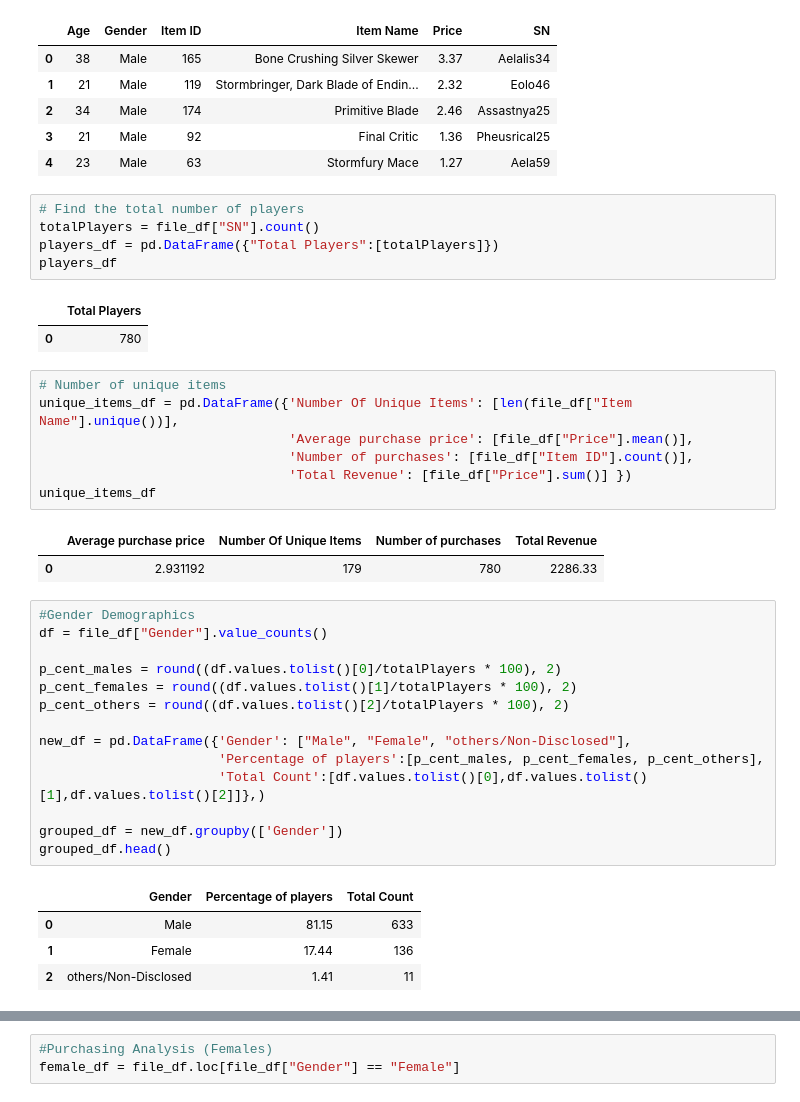
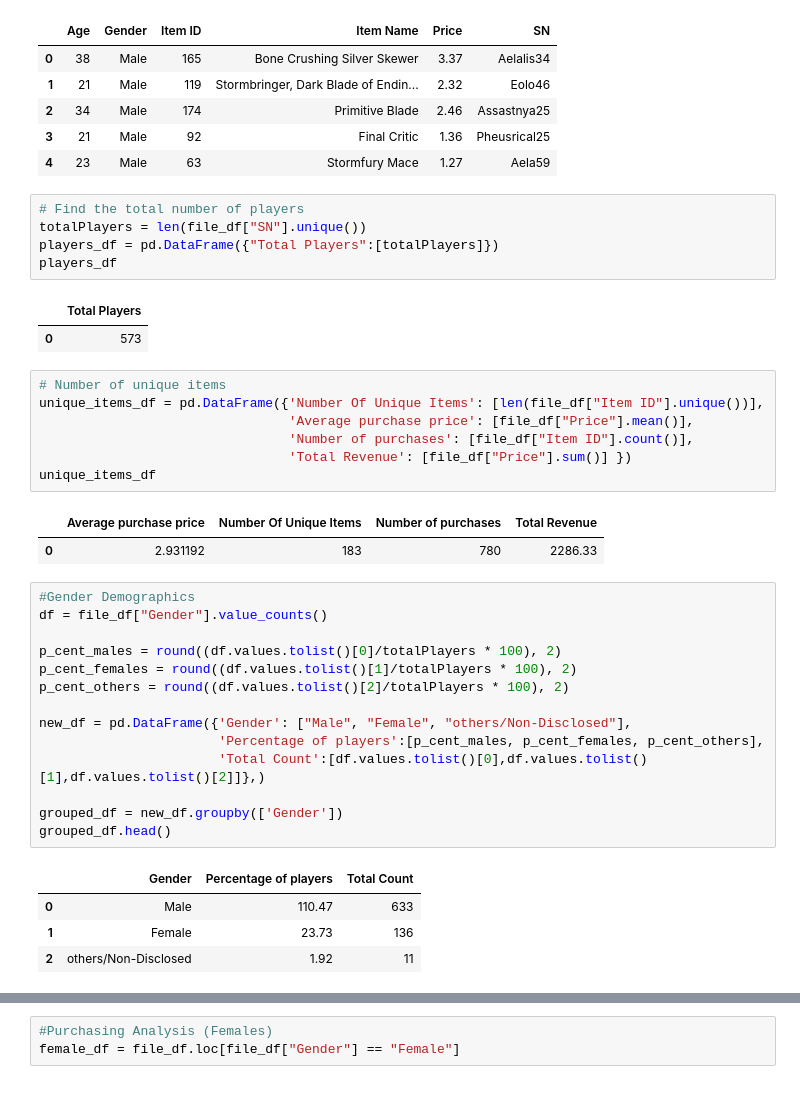
Before and after one commit to shipur/Pandas-PyMoli, a Jupyter notebook: HeroesOfPymoli/pymoli.ipynb, the cells around one changed output, grey strips where cells are left out. Cells and saved outputs as stored; diff of their text form.

```diff
--- a/HeroesOfPymoli/pymoli.ipynb
+++ b/HeroesOfPymoli/pymoli.ipynb
@@ -18,22 +18,22 @@ file_df.head()
 | 4 | 23 | Male | 63 | Stormfury Mace | 1.27 | Aela59 |
 # %%
 # Find the total number of players
-totalPlayers = file_df["SN"].count()
+totalPlayers = len(file_df["SN"].unique())
 players_df = pd.DataFrame({"Total Players":[totalPlayers]})
 players_df
 # %% [output]
 |  | Total Players |
-| 0 | 780 |
+| 0 | 573 |
 # %%
 # Number of unique items
-unique_items_df = pd.DataFrame({'Number Of Unique Items': [len(file_df["Item Name"].unique())],
+unique_items_df = pd.DataFrame({'Number Of Unique Items': [len(file_df["Item ID"].unique())],
                                 'Average purchase price': [file_df["Price"].mean()],
                                 'Number of purchases': [file_df["Item ID"].count()],
                                 'Total Revenue': [file_df["Price"].sum()] })
 unique_items_df
 # %% [output]
 |  | Average purchase price | Number Of Unique Items | Number of purchases | Total Revenue |
-| 0 | 2.931192 | 179 | 780 | 2286.33 |
+| 0 | 2.931192 | 183 | 780 | 2286.33 |
 # %%
 #Gender Demographics
 df = file_df["Gender"].value_counts()
@@ -50,6 +50,6 @@ grouped_df = new_df.groupby(['Gender'])
 grouped_df.head()
 # %% [output]
 |  | Gender | Percentage of players | Total Count |
-| 0 | Male | 81.15 | 633 |
-| 1 | Female | 17.44 | 136 |
-| 2 | others/Non-Disclosed | 1.41 | 11 |
+| 0 | Male | 110.47 | 633 |
+| 1 | Female | 23.73 | 136 |
+| 2 | others/Non-Disclosed | 1.92 | 11 |
```
Also changed, not shown: parts of 13 cells of this notebook.
